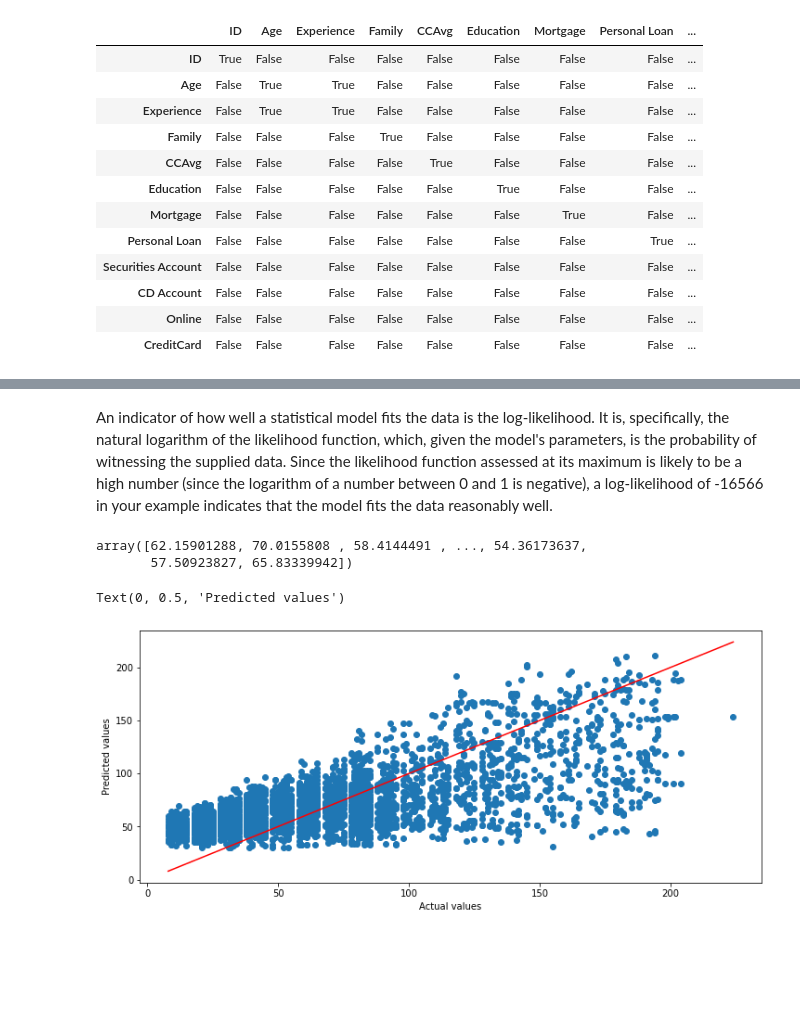
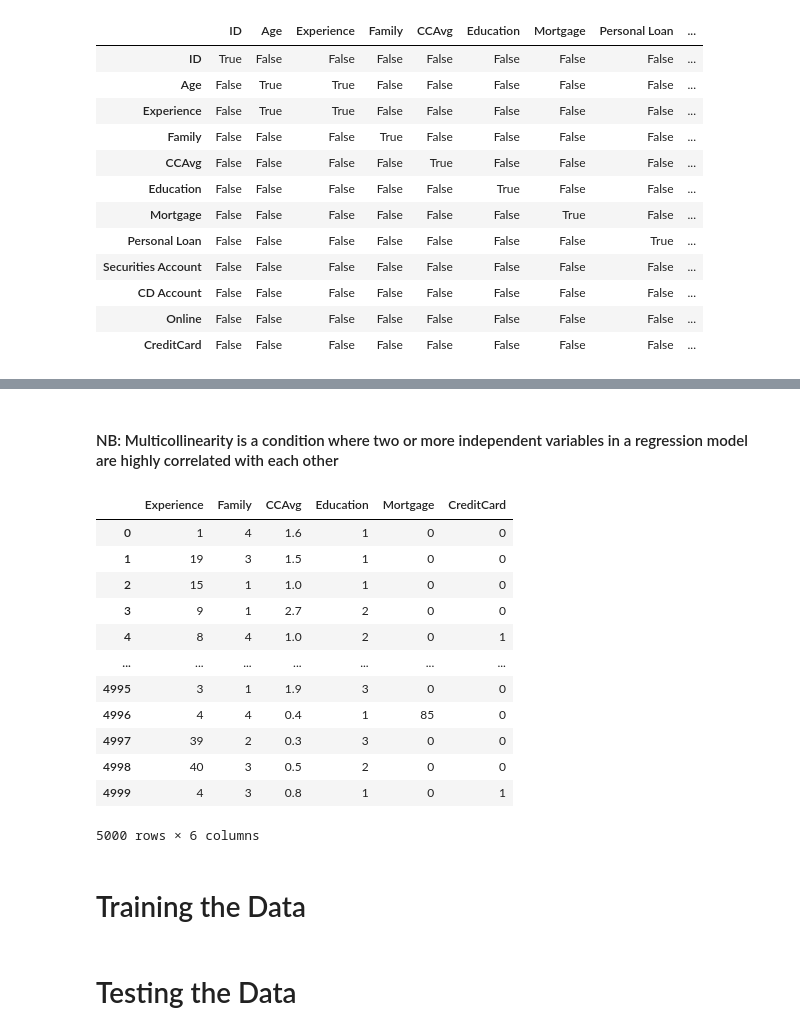
Before and after one commit to BubutorCorbanEnam/BANK-PERSONAL-LOAN-MODELLING-DigiCap-Capstone-Project-, a Jupyter notebook: BANK PERSONAL LOAN MODELLING (DigiCap Capstone Project).ipynb, the cells around one changed output, grey strips where cells are left out. Cells and saved outputs as stored; diff of their text form; code cells hidden in the pictures; blank space fills up the shorter version.

```diff
--- a/BANK PERSONAL LOAN MODELLING (DigiCap Capstone Project).ipynb
+++ b/BANK PERSONAL LOAN MODELLING (DigiCap Capstone Project).ipynb
@@ -345,18 +313,21 @@ Notes:
-# %% [markdown]
-An indicator of how well a statistical model fits the data is the log-likelihood. It is, specifically, the natural logarithm of the likelihood function, which, given the model's parameters, is the probability of witnessing the supplied data.
-Since the likelihood function assessed at its maximum is likely to be a high number (since the logarithm of a number between 0 and 1 is negative), a log-likelihood of -16566 in your example indicates that the model fits the data reasonably well.
-# %%
-prediction=Income.predict()
-prediction
-# %% [output]
-array([62.15901288, 70.0155808 , 58.4144491 , ..., 54.36173637,
-       57.50923827, 65.83339942])
-# %%
-fig=plt.figure(figsize=(12,5))
-plt.scatter(y_train,prediction )
-plt.plot([min(y_train), max(y_train)], [min(y_train), max(y_train)], 'r')
-plt.xlabel('Actual values')
-plt.ylabel('Predicted values')
-# %% [output]
-Text(0, 0.5, 'Predicted values')
-[figure, removed]
+# %% [markdown]
+#### NB: Multicollinearity is a condition where two or more independent variables in a regression model are highly correlated with each other
+# %%
+drop_Age=dm.drop(columns=['ID','Age','Personal Loan','Securities Account', 'CD Account', 'Online'],axis=1)
+drop_Age
+# %% [output]
+|  | Experience | Family | CCAvg | Education | Mortgage | CreditCard |
+| 0 | 1 | 4 | 1.6 | 1 | 0 | 0 |
+| 1 | 19 | 3 | 1.5 | 1 | 0 | 0 |
+| 2 | 15 | 1 | 1.0 | 1 | 0 | 0 |
+| 3 | 9 | 1 | 2.7 | 2 | 0 | 0 |
+| 4 | 8 | 4 | 1.0 | 2 | 0 | 1 |
+| ... | ... | ... | ... | ... | ... | ... |
+| 4995 | 3 | 1 | 1.9 | 3 | 0 | 0 |
+| 4996 | 4 | 4 | 0.4 | 1 | 85 | 0 |
+| 4997 | 39 | 2 | 0.3 | 3 | 0 | 0 |
+| 4998 | 40 | 3 | 0.5 | 2 | 0 | 0 |
+| 4999 | 4 | 3 | 0.8 | 1 | 0 | 1 |
+5000 rows × 6 columns
+# %% [markdown]
+# Training the Data
@@ -362,0 +341,2 @@ Text(0, 0.5, 'Predicted values')
+# %% [markdown]
+# Testing the Data
```
Also changed, not shown: parts of 58 cells of this notebook.
